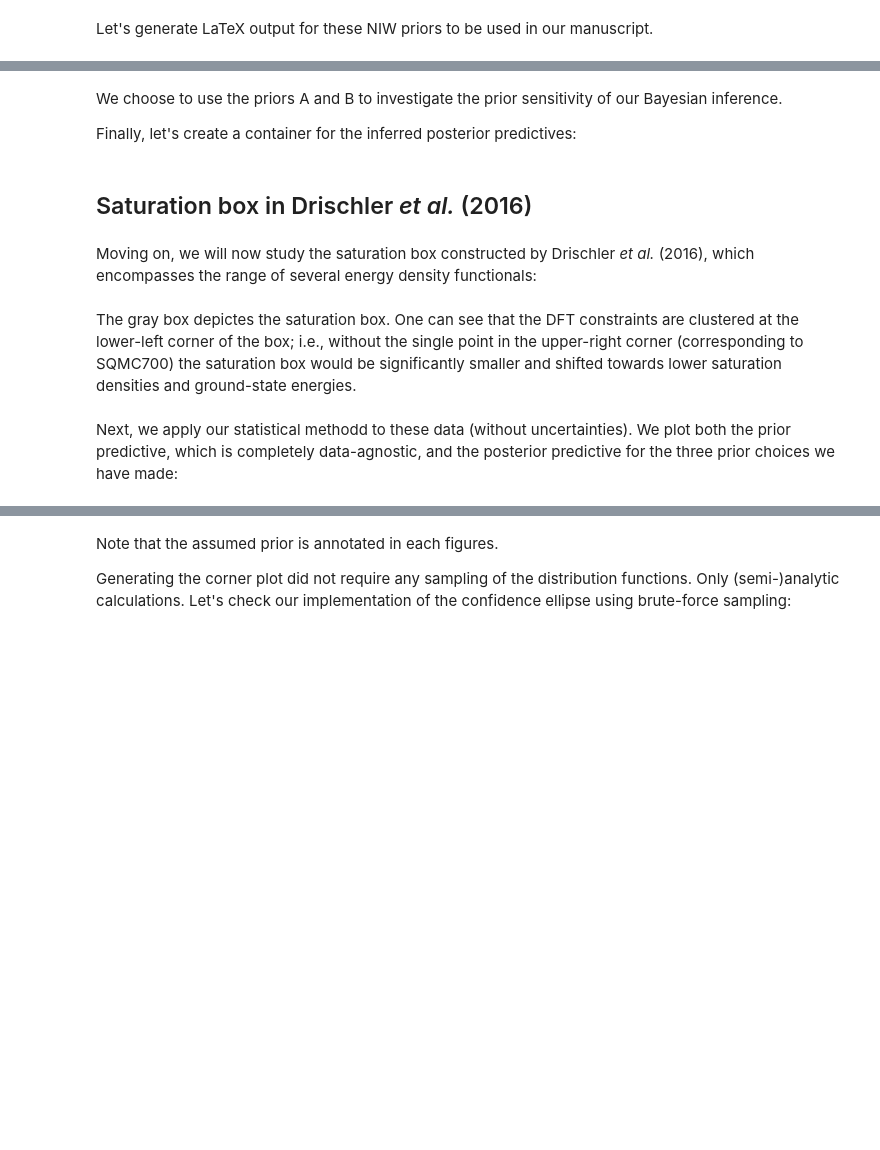
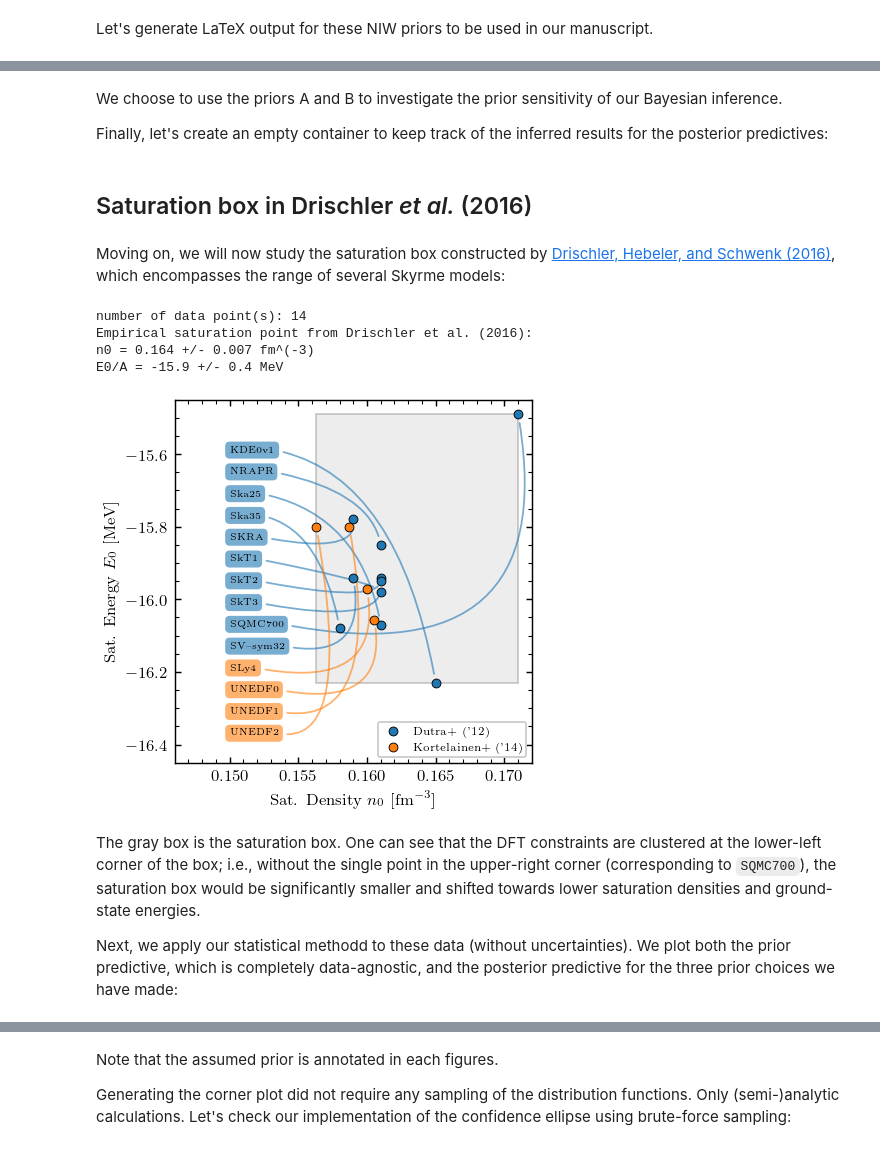
Before and after one commit to cdrischler/nuclear_saturation, a Jupyter notebook: analysis_conjugate_priors.ipynb, the cells around one changed output, grey strips where cells are left out. Drawn from its saved outputs; the diff is of its cells as text; code cells hidden in the pictures; blank space fills up the shorter version.

```diff
--- a/analysis_conjugate_priors.ipynb
+++ b/analysis_conjugate_priors.ipynb
@@ -33,7 +56,7 @@ for prior in used_prior_sets:
 # %% [markdown]
 We choose to use the priors A and B to investigate the prior sensitivity of our Bayesian inference.
 
-Finally, let's create a container for the inferred posterior predictives:
+Finally, let's create an empty container to keep track of the inferred results for the posterior predictives:
 # %%
 res_postpred = dict()
 for prior in used_prior_sets:
@@ -41,20 +64,27 @@ for prior in used_prior_sets:
 # %% [markdown]
 ## Saturation box in Drischler *et al.* (2016)
 # %% [markdown]
-Moving on, we will now study the saturation box constructed by Drischler *et al.* (2016), which encompasses the range of several energy density functionals:
+Moving on, we will now study the saturation box constructed by [Drischler, Hebeler, and Schwenk (2016)](https://arxiv.org/abs/1510.06728), which encompasses the range of several Skyrme models:
 # %%
 from modules.SaturationAnalysis import drischler_satbox
 print(f"number of data point(s):", len(drischler_satbox.data_frame))
+drischler_satbox.box_estimate(print_result=True)
 
 from modules.plot_helpers import cm
 import matplotlib.pyplot as plt
 fig, ax = plt.subplots(1, 1, figsize=(8.6*cm, 8.2*cm), constrained_layout=True)
 drischler_satbox.plot(ax=ax, plot_box_estimate=True, legend_out_of_frame=False, annotate=True)
 fig.savefig("pdf/satbox_details.pdf")
+# %% [output]
+number of data point(s): 14
+Empirical saturation point from Drischler et al. (2016):
+n0 = 0.164 +/- 0.007 fm^(-3)
+E0/A = -15.9 +/- 0.4 MeV
+[figure, added]
 # %% [markdown]
-The gray box depictes the saturation box. One can see that the DFT constraints are clustered at the lower-left corner of the box; i.e., without the single point in the upper-right corner (corresponding to SQMC700) the saturation box would be significantly smaller and shifted towards lower saturation densities and ground-state energies.
+The gray box is the saturation box. One can see that the DFT constraints are clustered at the lower-left corner of the box; i.e., without the single point in the upper-right corner (corresponding to `SQMC700`), the saturation box would be significantly smaller and shifted towards lower saturation densities and ground-state energies.
+
+Next, we apply our statistical methodd to these data (without uncertainties). We plot both the prior predictive, which is completely data-agnostic, and the posterior predictive for the three prior choices we have made:
-# %% [markdown]
-Next, we apply our statistical methodd to these data (without uncertainties). We plot both the prior predictive, which is completely data-agnostic, and the posterior predictive for the three prior choices we have made:
 # %%
 from modules.StatisticalModel import StatisticalModel
 pdf = matplotlib.backends.backend_pdf.PdfPages("pdf/overview_analysis_satbox.pdf")
```
Also changed, not shown: parts of 9 cells of this notebook, 3 other files.
